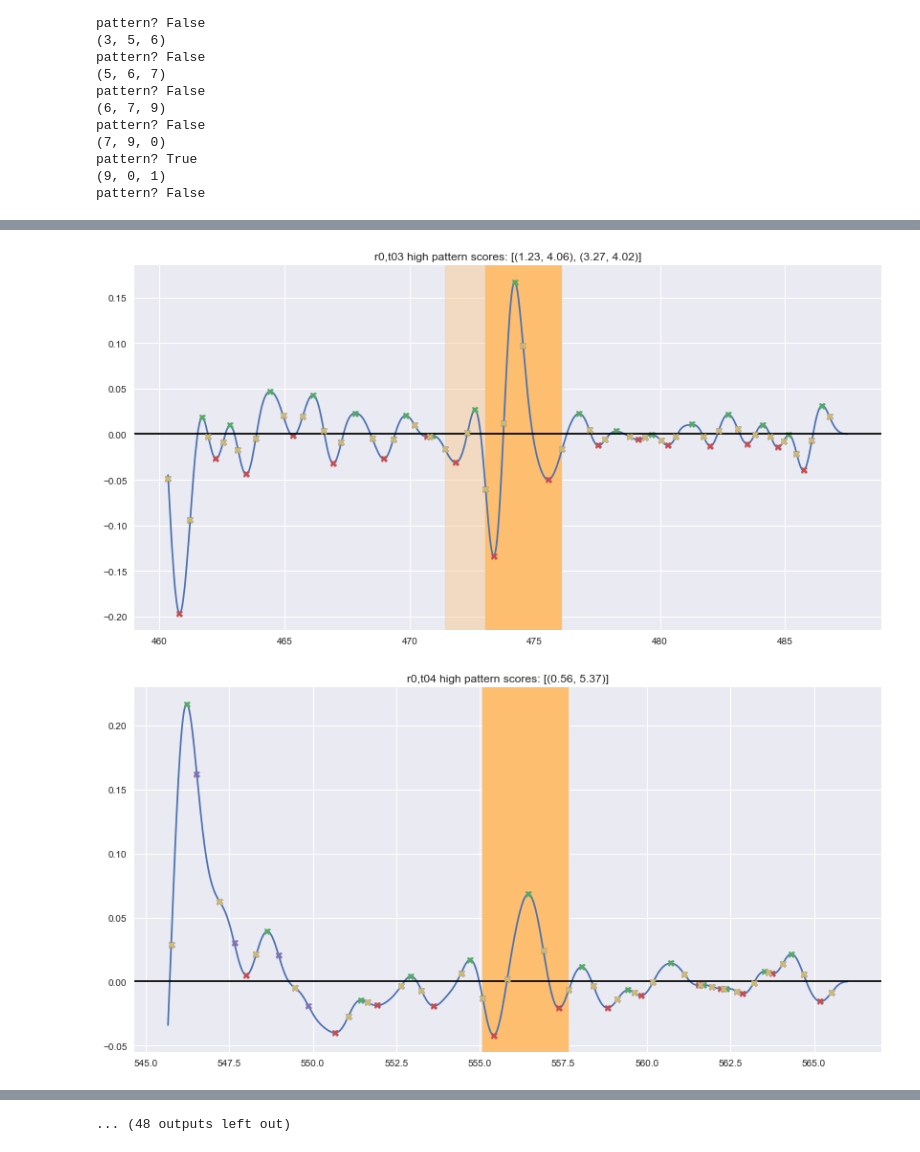
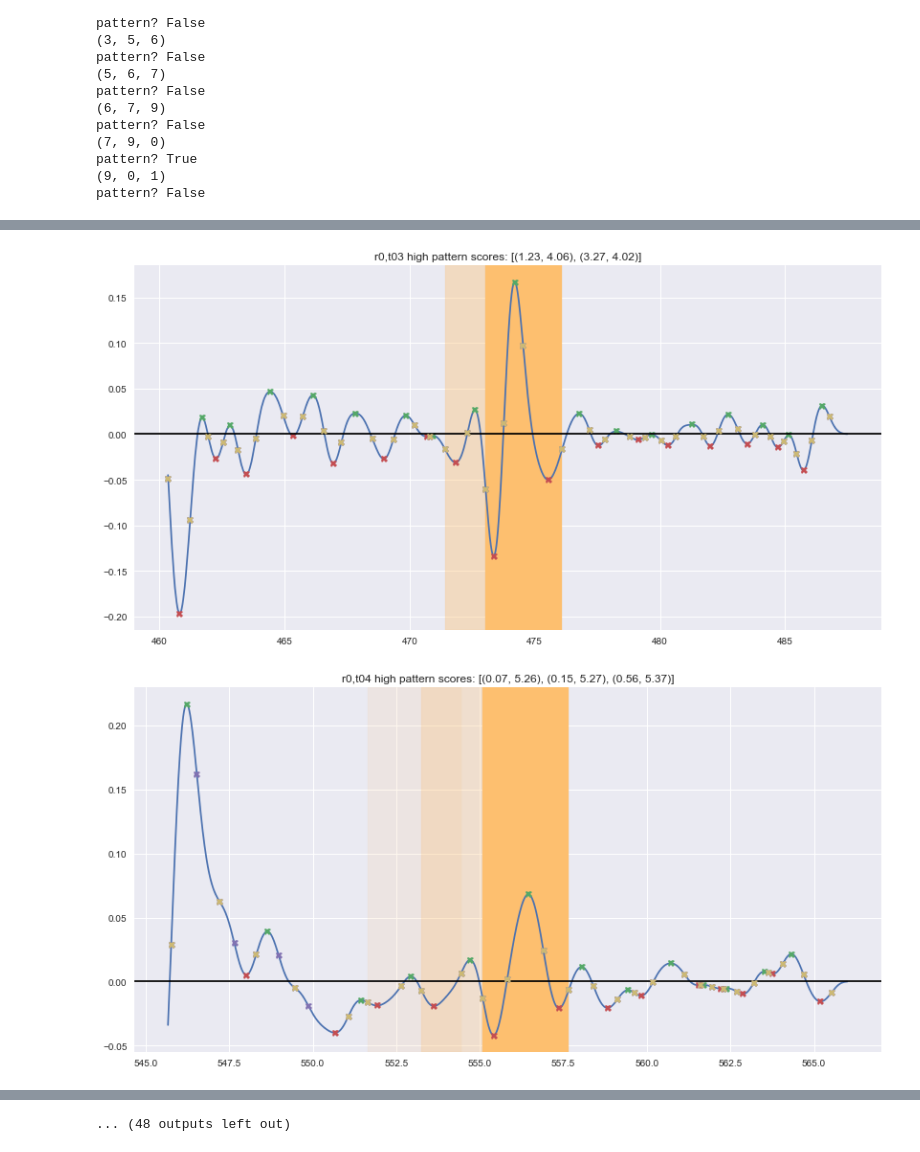
Before and after one commit to oliverlee/antlia, a Jupyter notebook: python/notebooks/find_avoidance_event.ipynb, the cells around one changed output, grey strips where cells are left out. Drawn from its saved outputs; the diff is of its cells as text; code cells hidden in the pictures.

Commit message:
Change score filter limit to 0.1 of max

```diff
--- a/python/notebooks/find_avoidance_event.ipynb
+++ b/python/notebooks/find_avoidance_event.ipynb
@@ -216,8 +216,8 @@ for rid in range(4):
         score = np.array(score)
         speed = np.array(speed)
 
-        # Filter out patterns less than 0.3 of max score
-        index = score > (0.3 * score.max())
+        # Filter out patterns less than 0.1 of max score
+        index = score > (0.1 * score.max())
         starttime = starttime[index]
         endtime = endtime[index]
         score = score[index]
@@ -249,2 +249,2 @@ plt.show()
 [figure]
-[figure, old version]
+[figure, new version]
```
Also changed, not shown: parts of 1 cell of this notebook.
